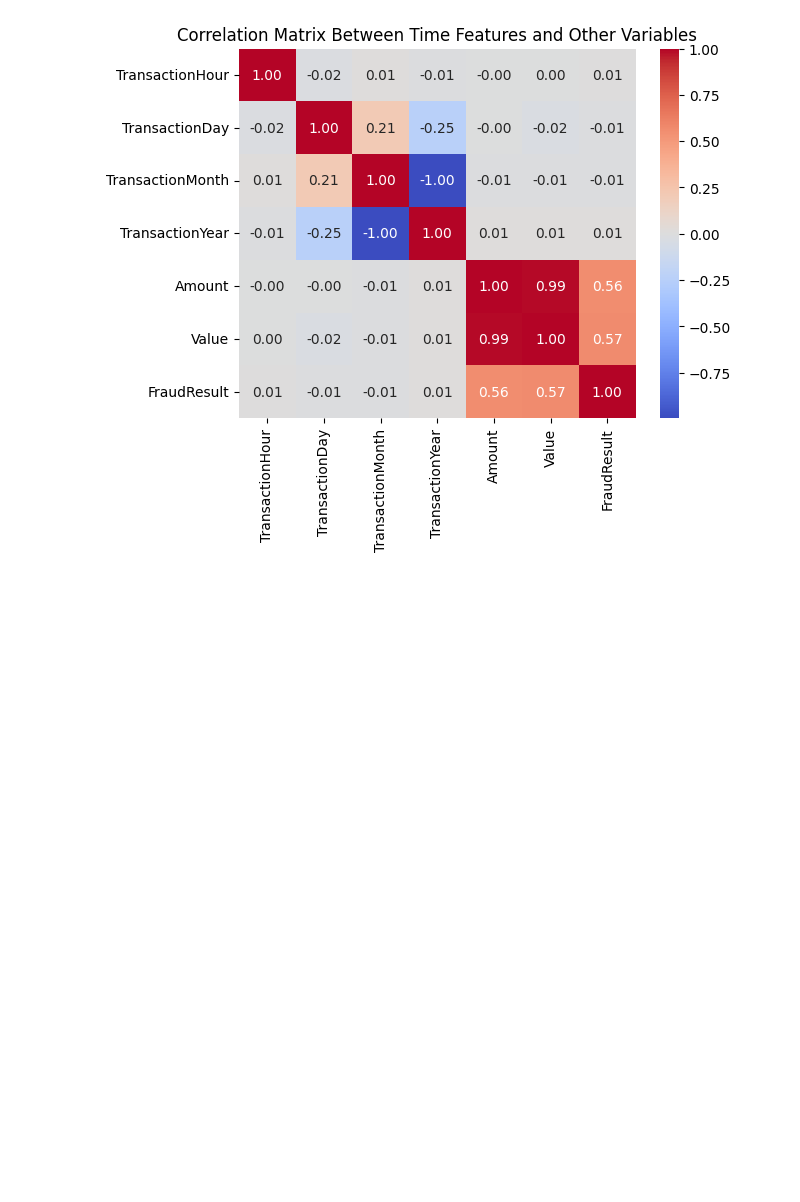
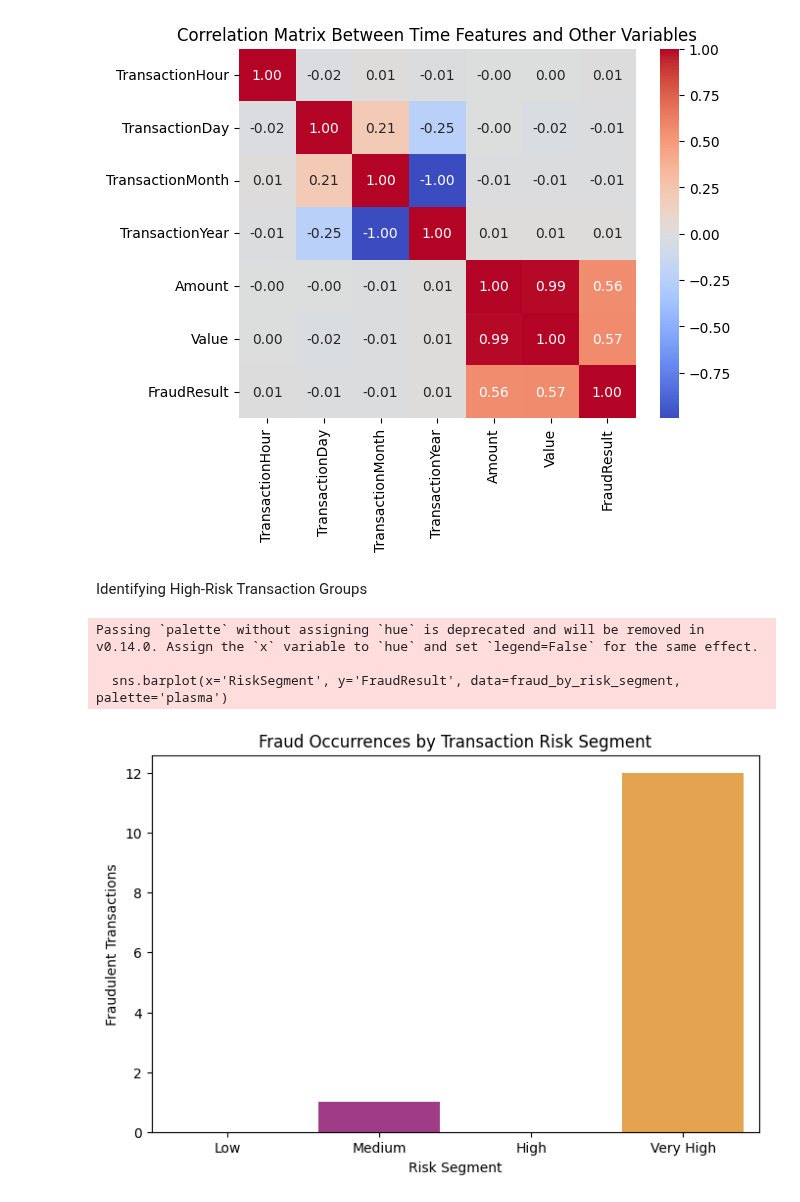
Before and after one commit to Birkity/-Credit-Scoring-Model, a Jupyter notebook: notebooks/task_2.ipynb, the cells around one changed output. Saved outputs shown, nothing was run; the diff lists cells and outputs as text; code cells hidden in the pictures; blank space fills up the shorter version.

Commit message:
identify potential high-risk transactions

```diff
--- a/notebooks/task_2.ipynb
+++ b/notebooks/task_2.ipynb
@@ -281,3 +281,21 @@ plt.title('Correlation Matrix Between Time Features and Other Variables')
 plt.show()
 # %% [output]
 [figure]
+# %% [markdown]
+Identifying High-Risk Transaction Groups
+# %%
+df['RiskSegment'] = pd.cut(df['Amount'], bins=[0, 100, 1000, 10000, 100000], labels=['Low', 'Medium', 'High', 'Very High'])
+
+fraud_by_risk_segment = df.groupby('RiskSegment')['FraudResult'].sum().reset_index()
+
+plt.figure(figsize=(8, 5))
+sns.barplot(x='RiskSegment', y='FraudResult', data=fraud_by_risk_segment, palette='plasma')
+plt.title('Fraud Occurrences by Transaction Risk Segment')
+plt.xlabel('Risk Segment')
+plt.ylabel('Fraudulent Transactions')
+plt.show()
+# %% [output]
+Passing `palette` without assigning `hue` is deprecated and will be removed in v0.14.0. Assign the `x` variable to `hue` and set `legend=False` for the same effect.
+
+  sns.barplot(x='RiskSegment', y='FraudResult', data=fraud_by_risk_segment, palette='plasma')
+[figure, added]
```
